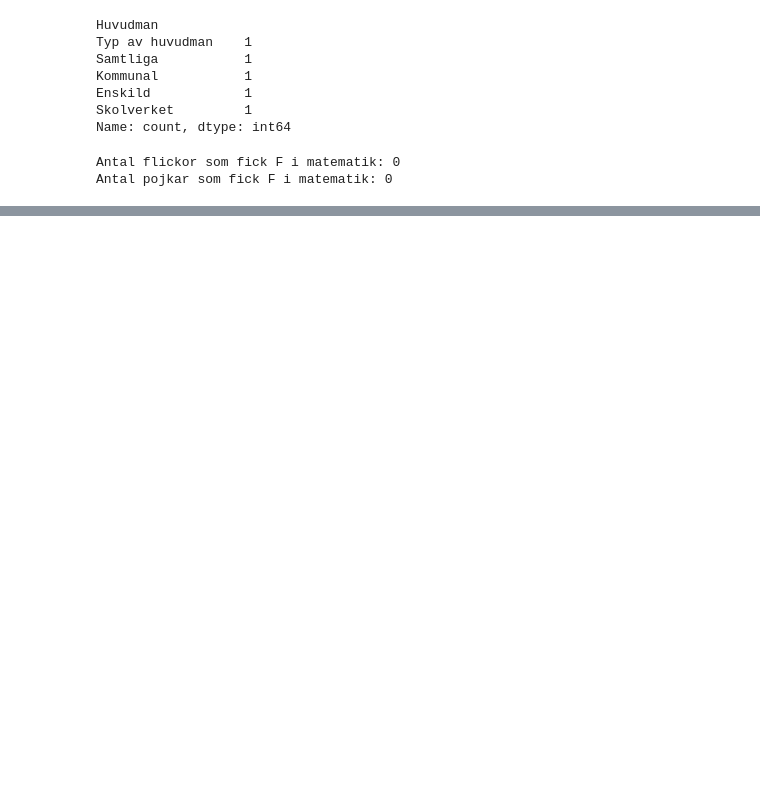
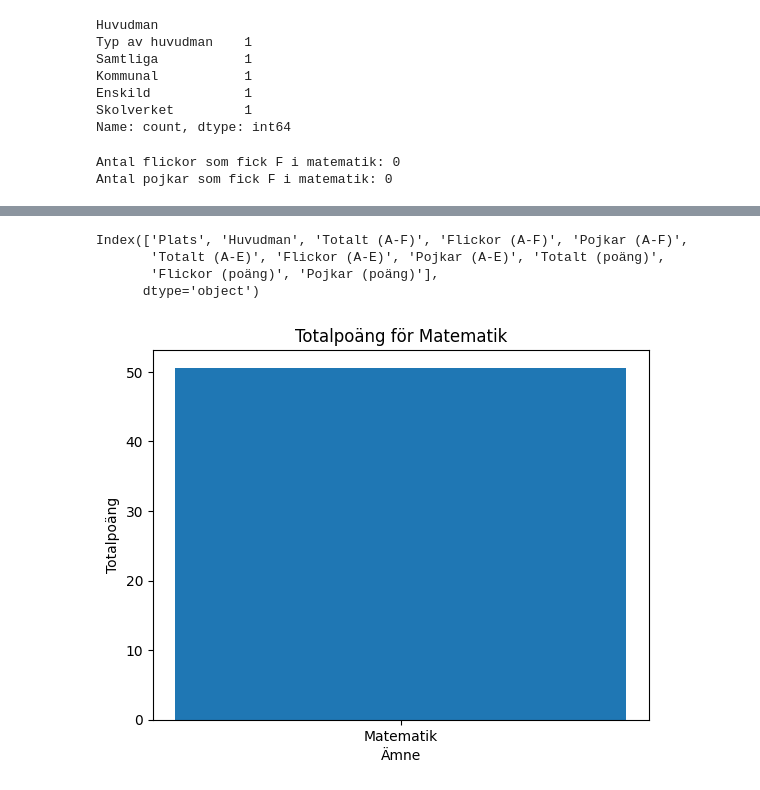
Before and after one commit to MilouSandenL/data-platforms-MilouSanden, a Jupyter notebook: exercises/exercise_1/1_0/national_test.ipynb, the cells around one changed output, grey strips where cells are left out. Saved outputs shown, nothing was run; the diff lists cells and outputs as text; code cells hidden in the pictures; blank space fills up the shorter version.

```diff
--- a/exercises/exercise_1/1_0/national_test.ipynb
+++ b/exercises/exercise_1/1_0/national_test.ipynb
@@ -75,3 +75,13 @@ print(f"Antal pojkar som fick F i matematik: {fstudents_boys}")
 # %% [output]
 Antal flickor som fick F i matematik: 0
 Antal pojkar som fick F i matematik: 0
+# %%
+import pandas as pd
+import matplotlib.pyplot as plt
+
+file_path = 'data/riket2023_åk9_np.xlsx'
+
+subjects = ['Engelska', 'Matematik', 'Svenska', 'Svenska som andraspråk', 'Rapportbeskrivning och def.']
+data = {subject: pd.read_excel(file_path, sheet_name=subject) for subject in subjects}
+
+data['Matematik'].head()
@@ -77,0 +95,2 @@ Antal pojkar som fick F i matematik: 0
+# %%
+data['Matematik'].rename(columns={'Unnamed: 0': 'Plats', 'Unnamed: 1' : 'Huvudman', 'Unnamed: 2' : 'Totalt (A-F)', 'Unnamed: 3' : 'Flickor (A-F)', 'Unnamed: 4' : 'Pojkar (A-F)', 'Unnamed: 5' : 'Totalt (A-E)', 'Unnamed: 6' : 'Flickor (A-E)', 'Unnamed: 7' : 'Pojkar (A-E)', 'Unnamed: 8' : 'Totalt (poäng)', 'Unnamed: 9' : 'Flickor (poäng)', 'Unnamed: 10' : 'Pojkar (poäng)'}, inplace=True)
@@ -77,0 +136,8 @@ Antal pojkar som fick F i matematik: 0
+# %%
+math_df = data['Matematik']
+students_f = math_df[math_df['Totalt (A-F)'] == 'F']
+flickor_f = students_f['Flickor (A-F)']. sum()
+pojkar_f = students_f['Pojkar (A-F)'].sum()
+
+print(f"Flickor som fick F i matematik: {flickor_f}")
+print(f"Pojkar som fick F i matematik: {pojkar_f}")
@@ -77,0 +169,19 @@ Antal pojkar som fick F i matematik: 0
+# %%
+math_df.columns
+# %% [output]
+Index(['Plats', 'Huvudman', 'Totalt (A-F)', 'Flickor (A-F)', 'Pojkar (A-F)',
+       'Totalt (A-E)', 'Flickor (A-E)', 'Pojkar (A-E)', 'Totalt (poäng)',
+       'Flickor (poäng)', 'Pojkar (poäng)'],
+      dtype='object')
+# %%
+math_df['Totalt (poäng)'] = pd.to_numeric(math_df['Totalt (poäng)'], errors='coerce')
+
+total_points = math_df['Totalt (poäng)'].sum()
+
+plt.bar(['Matematik'], [total_points])
+plt.xlabel('Ämne')
+plt.ylabel('Totalpoäng')
+plt.title('Totalpoäng för Matematik')
+plt.show()
+# %% [output]
+[figure, added]
```
Also changed, not shown: parts of 8 cells of this notebook, 1 other file.
